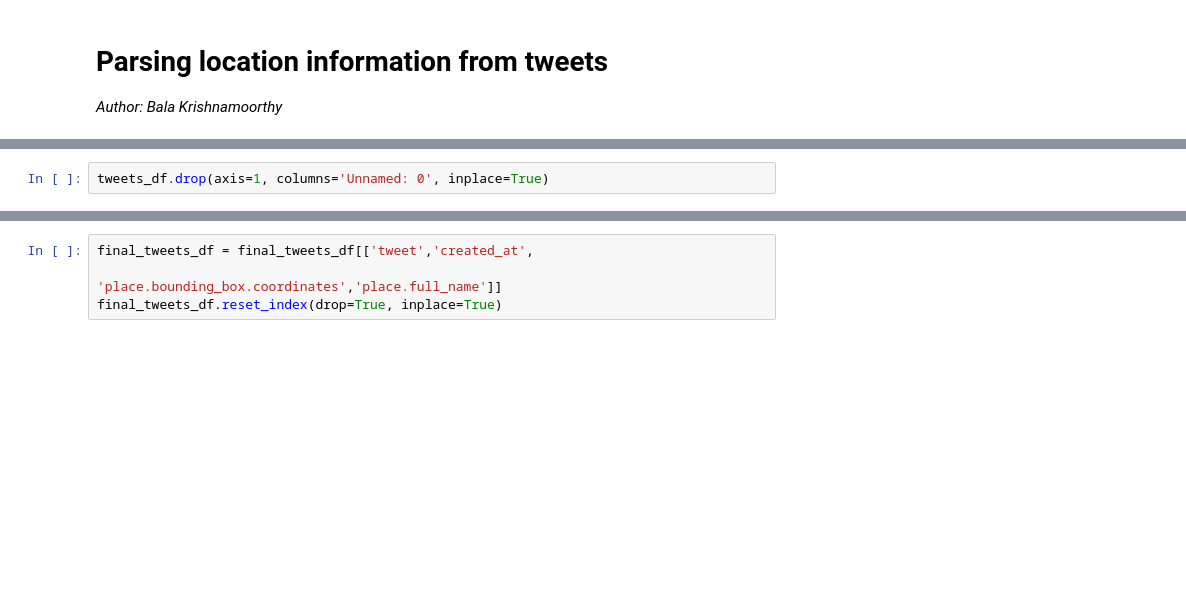
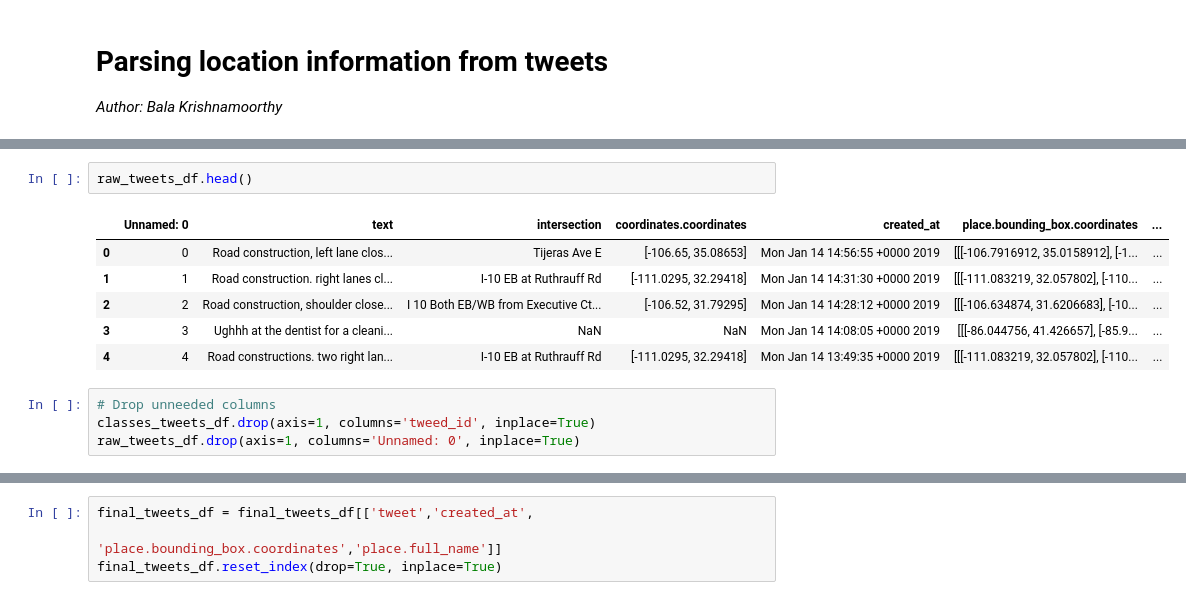
Before and after one commit to balak4/Optimizing-Evac-Routes, a Jupyter notebook: notebooks/data-collection-and-cleaning/2.0-bk-tweets-location-extraction.ipynb, the cells around one changed output, grey strips where cells are left out. Drawn from its saved outputs; the diff is of its cells as text; blank space fills up the shorter version.

```diff
--- a/notebooks/data-collection-and-cleaning/2.0-bk-tweets-location-extraction.ipynb
+++ b/notebooks/data-collection-and-cleaning/2.0-bk-tweets-location-extraction.ipynb
@@ -10,3 +41,14 @@ tweets_df = pd.read_csv('../data/tweets_with_intersection.csv');
+# %%
+raw_tweets_df.head()
+# %% [output]
+|  | Unnamed: 0 | text | intersection | coordinates.coordinates | created_at | place.bounding_box.coordinates | ... |
+| 0 | 0 | Road construction, left lane clos... | Tijeras Ave E | [-106.65, 35.08653] | Mon Jan 14 14:56:55 +0000 2019 | [[[-106.7916912, 35.0158912], [-1... | ... |
+| 1 | 1 | Road construction. right lanes cl... | I-10 EB at Ruthrauff Rd | [-111.0295, 32.29418] | Mon Jan 14 14:31:30 +0000 2019 | [[[-111.083219, 32.057802], [-110... | ... |
+| 2 | 2 | Road construction, shoulder close... | I 10 Both EB/WB from Executive Ct... | [-106.52, 31.79295] | Mon Jan 14 14:28:12 +0000 2019 | [[[-106.634874, 31.6206683], [-10... | ... |
+| 3 | 3 | Ughhh at the dentist for a cleani... | NaN | NaN | Mon Jan 14 14:08:05 +0000 2019 | [[[-86.044756, 41.426657], [-85.9... | ... |
+| 4 | 4 | Road constructions. two right lan... | I-10 EB at Ruthrauff Rd | [-111.0295, 32.29418] | Mon Jan 14 13:49:35 +0000 2019 | [[[-111.083219, 32.057802], [-110... | ... |
 # %%
-tweets_df.drop(axis=1, columns='Unnamed: 0', inplace=True)
+# Drop unneeded columns
+classes_tweets_df.drop(axis=1, columns='tweed_id', inplace=True)
+raw_tweets_df.drop(axis=1, columns='Unnamed: 0', inplace=True)
 # %%
```
Also changed, not shown: parts of 44 cells of this notebook, 2 other files.
